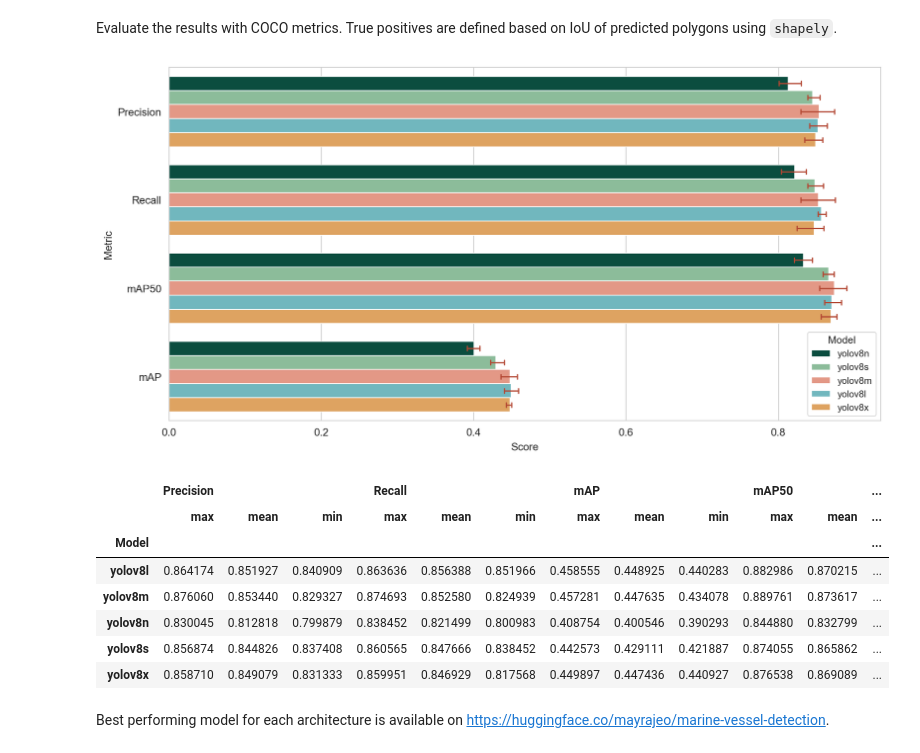
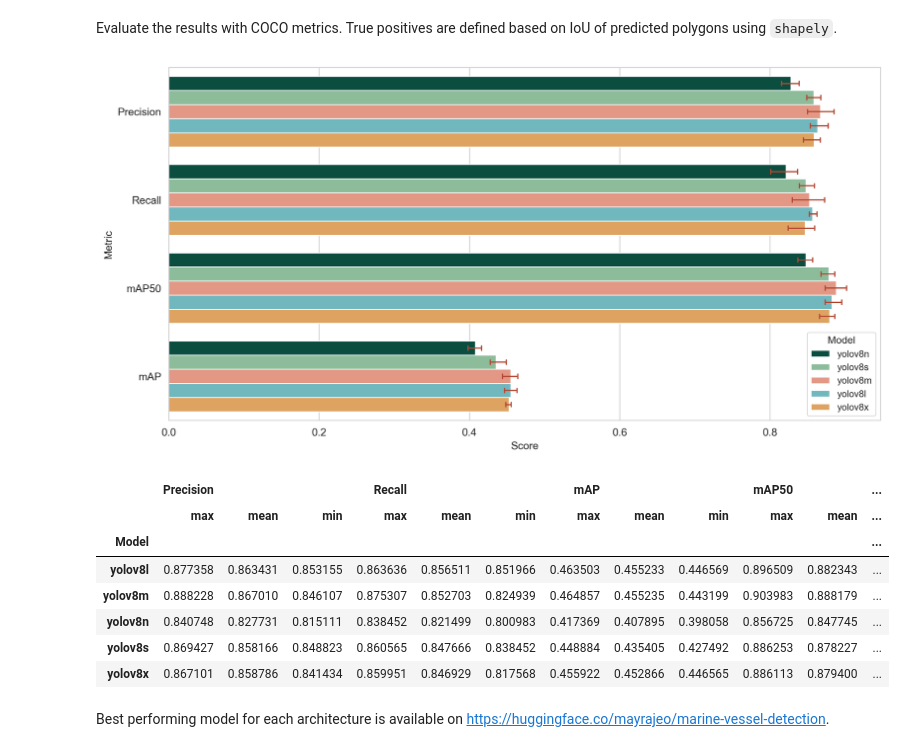
Before and after one commit to mayrajeo/ship-detection, a Jupyter notebook: nbs/detection_results.ipynb, the cells around one changed output. Cells and saved outputs as stored; diff of their text form; code cells hidden in the pictures.

Commit message:
update scripts and results

```diff
--- a/nbs/detection_results.ipynb
+++ b/nbs/detection_results.ipynb
@@ -28,7 +28,7 @@ import sys
 sys.path.insert(1, '..')
 from src.colors import *
 
-model_path = Path('../runs')
+model_path = Path('../runs_2023')
 # %% [markdown]
 # Cross-validation
 # %% [markdown]
@@ -181,36 +181,36 @@ mAP50s = []
 mAPs = []
 
 models = ['yolov8n_Adam', 'yolov8s_Adam', 'yolov8m_Adam',
           'yolov8l_Adam', 'yolov8x_Adam']
 folds = os.listdir(model_path/models[1])
 
 results = []
 for m in models:
     for f in folds:
         with open(model_path/m/f/'evalresults.json','r') as f:
             res = json.load(f)
         pre = res['precision']
         rec = res['recall']
         mAP50 = res['mAP50']
         mAP = res['mAP50-95']
 
         results.append([m.split('_')[0],f,pre, rec, mAP50, mAP])
 resdf = pd.DataFrame(columns=['Model', 'fold', 'Precision', 'Recall', 'mAP50', 'mAP'], data=results)
 sns.set_style('whitegrid')
-fig, ax = plt.subplots(1,1, figsize=(12,6), dpi=200)
+fig, ax = plt.subplots(1,1, figsize=(12,6), dpi=300)
 ax.set_ylim([0,1])
 
 with sns.plotting_context('paper'):
     sns.barplot(y='variable', x='value', hue='Model', data=pd.melt(resdf, id_vars=['Model', 'fold']),
                 palette=colors5, errorbar=('ci', 100), capsize=.25, errcolor='#b34733', errwidth=1.2)
     sns.move_legend(ax, 'lower right')
     plt.ylabel('Metric')
     plt.xlabel('Score')
-    plt.savefig('../figures/test_results.jpeg', bbox_inches='tight', dpi=300)
+    plt.savefig('../figures/test_results.png', bbox_inches='tight', dpi=300)
 
     plt.show()
 # %% [output]
-[figure, old version]
+[figure, new version]
 # %%
 resdf.pivot_table(values=['Precision', 'Recall', 'mAP50', 'mAP'], index=['Model'],
                   aggfunc={'Precision':[min, max, np.mean],
@@ -221,10 +221,10 @@ resdf.pivot_table(values=['Precision', 'Recall', 'mAP50', 'mAP'], index=['Model'
 |  | Precision |  |  | Recall |  |  | mAP |  |  | mAP50 |  | ... |
 |  | max | mean | min | max | mean | min | max | mean | min | max | mean | ... |
 | Model |  |  |  |  |  |  |  |  |  |  |  | ... |
-| yolov8l | 0.864174 | 0.851927 | 0.840909 | 0.863636 | 0.856388 | 0.851966 | 0.458555 | 0.448925 | 0.440283 | 0.882986 | 0.870215 | ... |
-| yolov8m | 0.876060 | 0.853440 | 0.829327 | 0.874693 | 0.852580 | 0.824939 | 0.457281 | 0.447635 | 0.434078 | 0.889761 | 0.873617 | ... |
-| yolov8n | 0.830045 | 0.812818 | 0.799879 | 0.838452 | 0.821499 | 0.800983 | 0.408754 | 0.400546 | 0.390293 | 0.844880 | 0.832799 | ... |
-| yolov8s | 0.856874 | 0.844826 | 0.837408 | 0.860565 | 0.847666 | 0.838452 | 0.442573 | 0.429111 | 0.421887 | 0.874055 | 0.865862 | ... |
-| yolov8x | 0.858710 | 0.849079 | 0.831333 | 0.859951 | 0.846929 | 0.817568 | 0.449897 | 0.447436 | 0.440927 | 0.876538 | 0.869089 | ... |
+| yolov8l | 0.877358 | 0.863431 | 0.853155 | 0.863636 | 0.856511 | 0.851966 | 0.463503 | 0.455233 | 0.446569 | 0.896509 | 0.882343 | ... |
+| yolov8m | 0.888228 | 0.867010 | 0.846107 | 0.875307 | 0.852703 | 0.824939 | 0.464857 | 0.455235 | 0.443199 | 0.903983 | 0.888179 | ... |
+| yolov8n | 0.840748 | 0.827731 | 0.815111 | 0.838452 | 0.821499 | 0.800983 | 0.417369 | 0.407895 | 0.398058 | 0.856725 | 0.847745 | ... |
+| yolov8s | 0.869427 | 0.858166 | 0.848823 | 0.860565 | 0.847666 | 0.838452 | 0.448884 | 0.435405 | 0.427492 | 0.886253 | 0.878227 | ... |
+| yolov8x | 0.867101 | 0.858786 | 0.841434 | 0.859951 | 0.846929 | 0.817568 | 0.455922 | 0.452866 | 0.446565 | 0.886113 | 0.879400 | ... |
 # %% [markdown]
 Best performing model for each architecture is available on [https://huggingface.co/mayrajeo/marine-vessel-detection](https://huggingface.co/mayrajeo/marine-vessel-detection).
```
Also changed, not shown: parts of 3 cells of this notebook, 4 other files.
